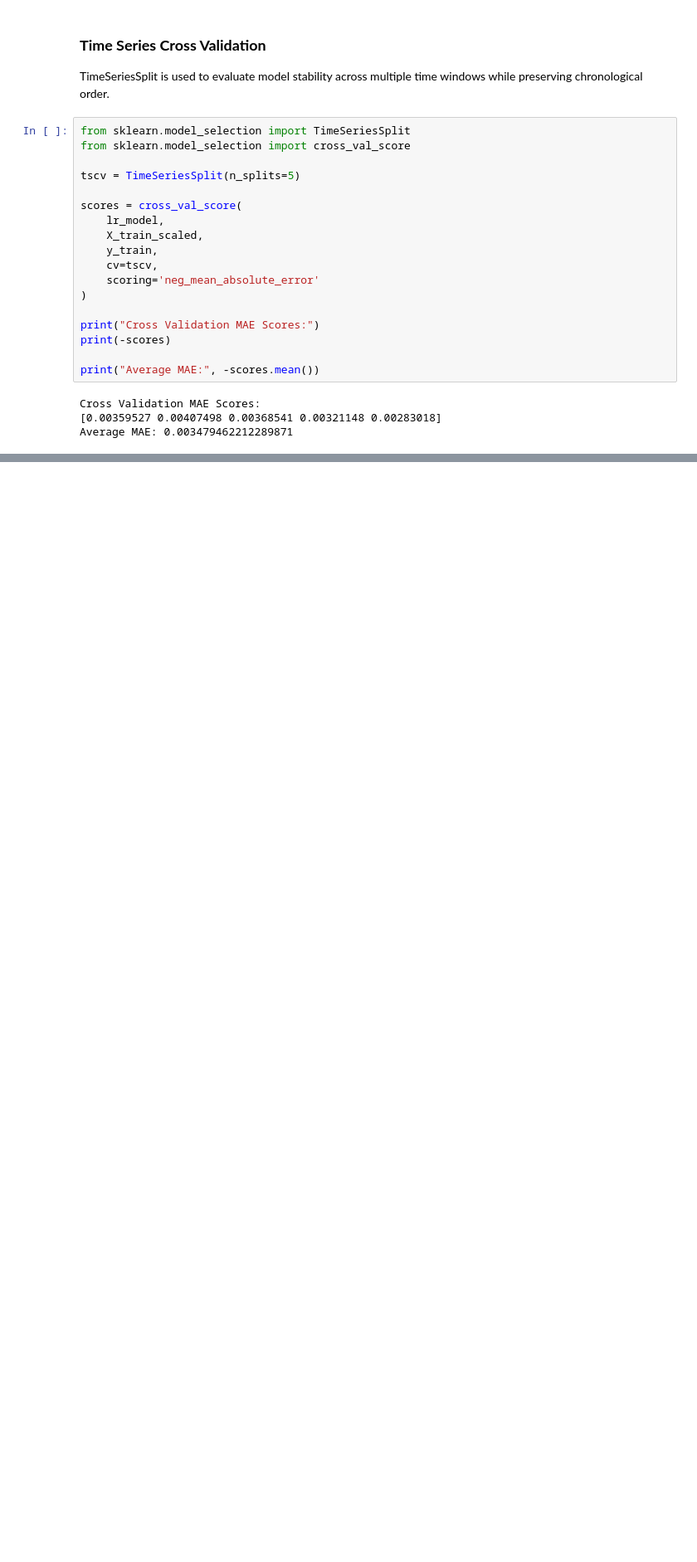
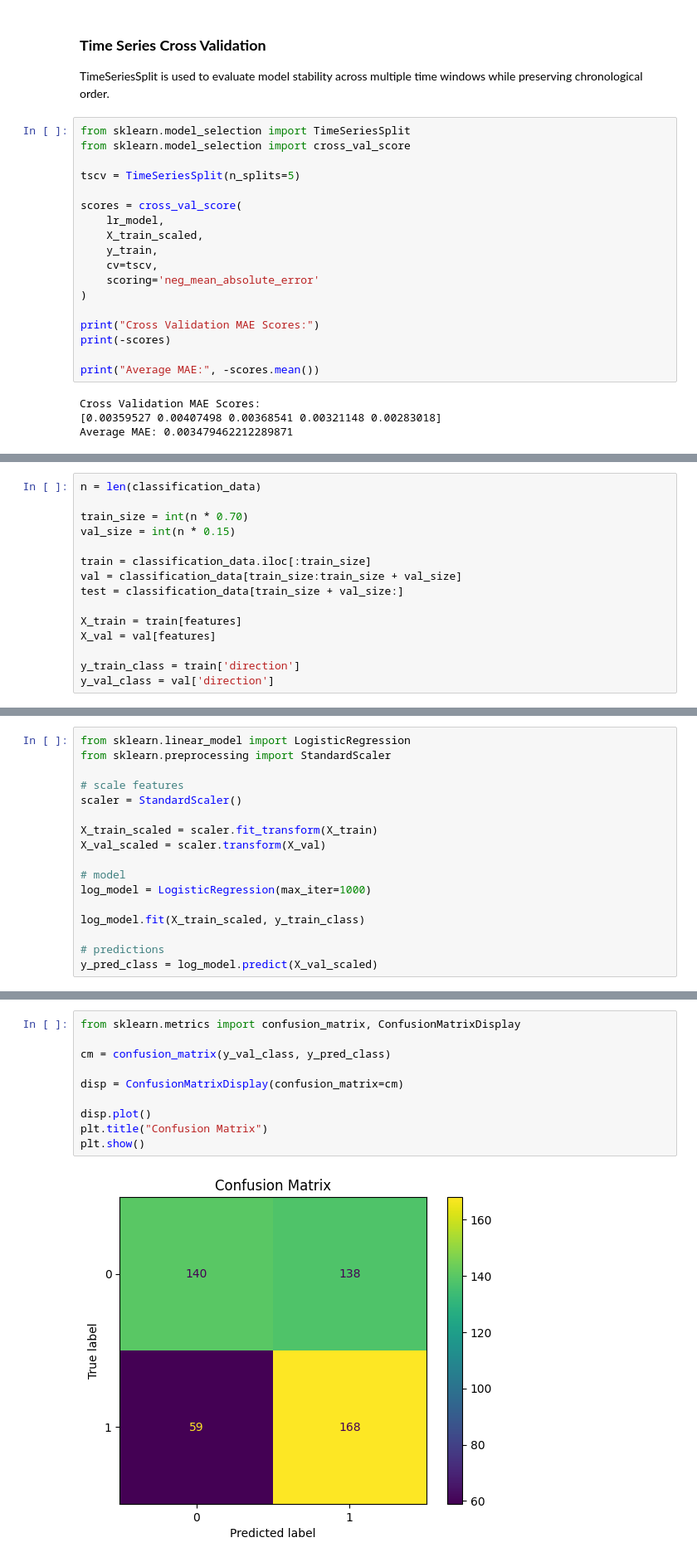
Before and after one commit to Assesa44/Stock-Market-Prediction, a Jupyter notebook: notebooks/notebook.ipynb, the cells around one changed output, grey strips where cells are left out. Shown at 83% size. Saved outputs shown, nothing was run; the diff lists cells and outputs as text; blank space fills up the shorter version.

Commit message:
feat: Implement code changes to enhance functionality and improve performance (classification target)

```diff
--- a/notebooks/notebook.ipynb
+++ b/notebooks/notebook.ipynb
@@ -2151,0 +2199,15 @@ Average MAE: 0.003479462212289871
+# %%
+n = len(classification_data)
+
+train_size = int(n * 0.70)
+val_size = int(n * 0.15)
+
+train = classification_data.iloc[:train_size]
+val = classification_data[train_size:train_size + val_size]
+test = classification_data[train_size + val_size:]
+
+X_train = train[features]
+X_val = val[features]
+
+y_train_class = train['direction']
+y_val_class = val['direction']
@@ -2151,0 +2220,17 @@ Average MAE: 0.003479462212289871
+# %%
+from sklearn.linear_model import LogisticRegression
+from sklearn.preprocessing import StandardScaler
+
+# scale features
+scaler = StandardScaler()
+
+X_train_scaled = scaler.fit_transform(X_train)
+X_val_scaled = scaler.transform(X_val)
+
+# model
+log_model = LogisticRegression(max_iter=1000)
+
+log_model.fit(X_train_scaled, y_train_class)
+
+# predictions
+y_pred_class = log_model.predict(X_val_scaled)
@@ -2151,0 +2280,12 @@ Average MAE: 0.003479462212289871
+# %%
+from sklearn.metrics import confusion_matrix, ConfusionMatrixDisplay
+
+cm = confusion_matrix(y_val_class, y_pred_class)
+
+disp = ConfusionMatrixDisplay(confusion_matrix=cm)
+
+disp.plot()
+plt.title("Confusion Matrix")
+plt.show()
+# %% [output]
+[figure, added]
```
Also changed, not shown: parts of 21 cells of this notebook.
